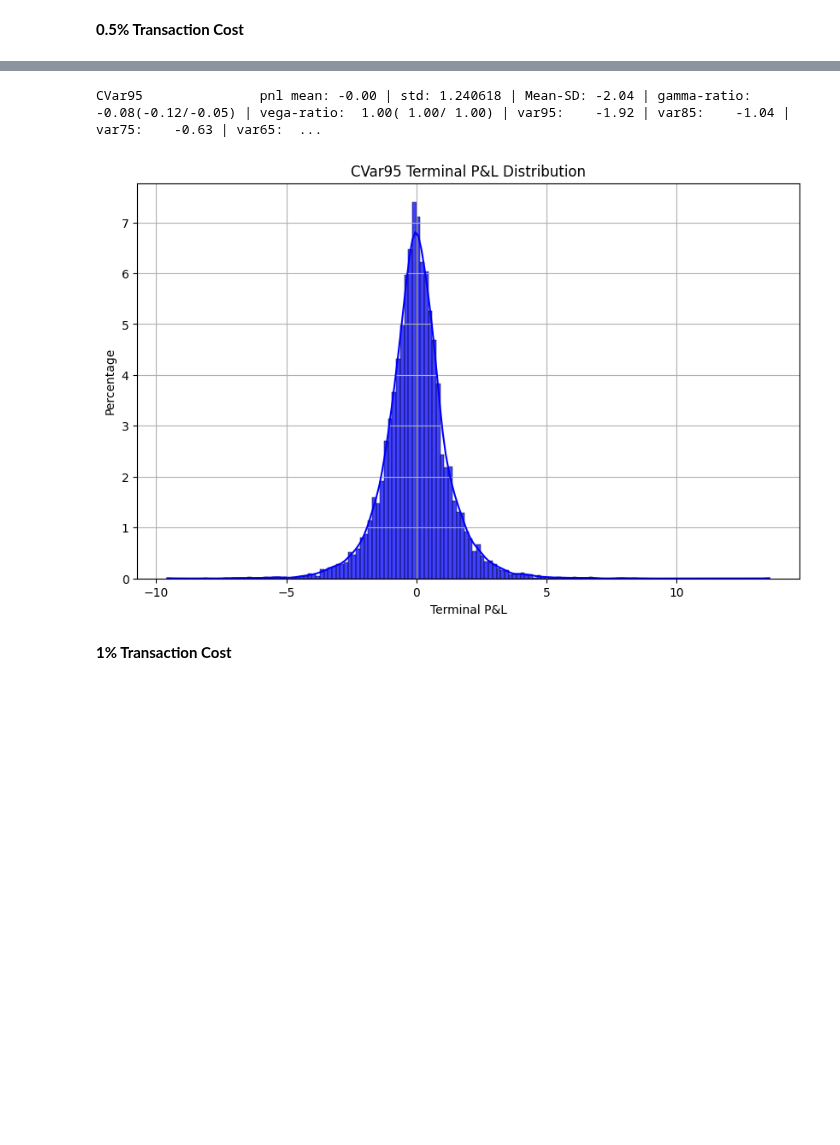
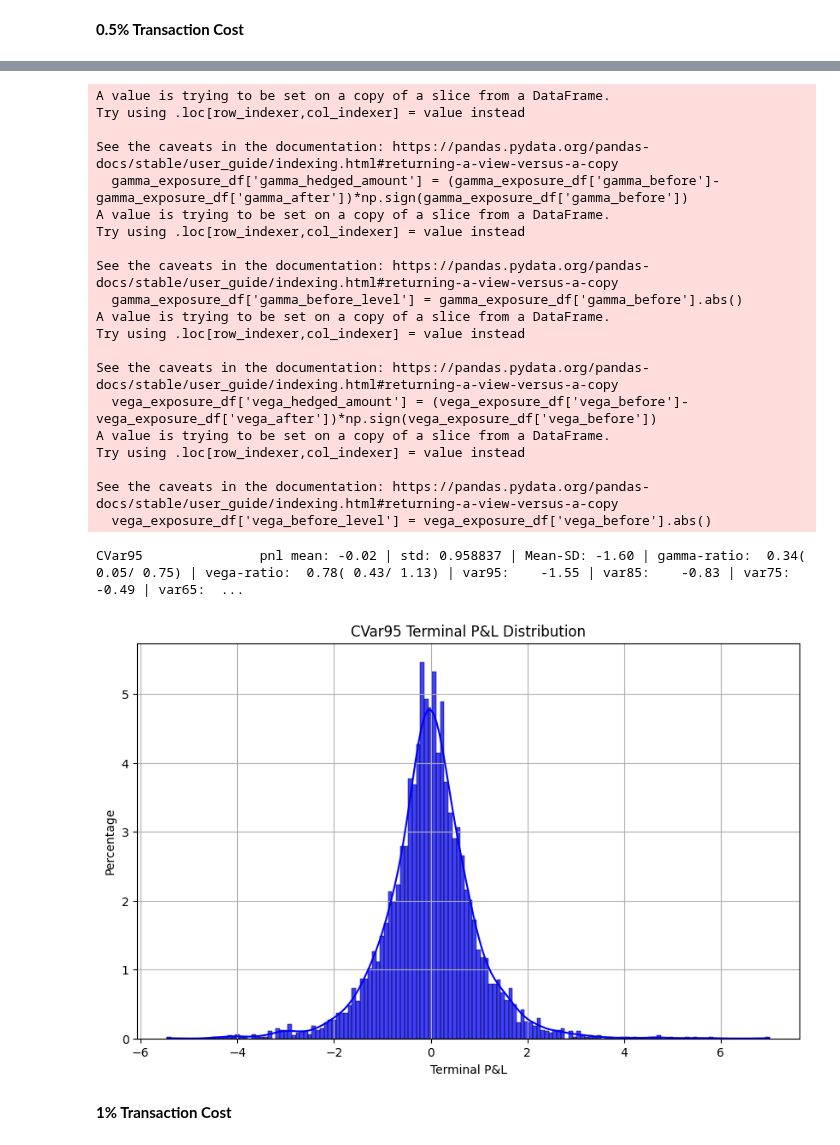
Before and after one commit to Dunkalot/gamma-vega-rl-hedging, a Jupyter notebook: result analysis/RL&Baseline_Strategy_Analysis.ipynb, the cells around one changed output, grey strips where cells are left out. Cells and saved outputs as stored; diff of their text form; code cells hidden in the pictures; blank space fills up the shorter version.

```diff
--- a/result analysis/RL&Baseline_Strategy_Analysis.ipynb
+++ b/result analysis/RL&Baseline_Strategy_Analysis.ipynb
@@ -20,17 +20,17 @@ def generate_stat(folder, eval_quantiles, fig, agent_name):
     eval_df = pd.read_csv(folder)
     eval_loop_df = eval_df[['episode','step_pnl']].groupby('episode').aggregate('sum')
     eval_loop_df.columns = ['episode_return']
-    gamma_exposure_df = eval_df[['episode','gamma_before_hedge', 'gamma_after_hedge']]
-    gamma_exposure_df['gamma_hedged_amount'] = (gamma_exposure_df['gamma_before_hedge']-gamma_exposure_df['gamma_after_hedge'])*np.sign(gamma_exposure_df['gamma_before_hedge'])
-    gamma_exposure_df['gamma_before_hedge_level'] = gamma_exposure_df['gamma_before_hedge'].abs()
+    gamma_exposure_df = eval_df[['episode','gamma_before', 'gamma_after']]
+    gamma_exposure_df['gamma_hedged_amount'] = (gamma_exposure_df['gamma_before']-gamma_exposure_df['gamma_after'])*np.sign(gamma_exposure_df['gamma_before'])
+    gamma_exposure_df['gamma_before_level'] = gamma_exposure_df['gamma_before'].abs()
     gamma_exposure_df = gamma_exposure_df.groupby('episode').aggregate('sum')
-    gamma_exposure = gamma_exposure_df['gamma_hedged_amount']/gamma_exposure_df['gamma_before_hedge_level']
+    gamma_exposure = gamma_exposure_df['gamma_hedged_amount']/gamma_exposure_df['gamma_before_level']
 
-    vega_exposure_df = eval_df[['episode','vega_before_hedge', 'vega_after_hedge']]
-    vega_exposure_df['vega_hedged_amount'] = (vega_exposure_df['vega_before_hedge']-vega_exposure_df['vega_after_hedge'])*np.sign(vega_exposure_df['vega_before_hedge'])
-    vega_exposure_df['vega_before_hedge_level'] = vega_exposure_df['vega_before_hedge'].abs()
+    vega_exposure_df = eval_df[['episode','vega_before', 'vega_after']]
+    vega_exposure_df['vega_hedged_amount'] = (vega_exposure_df['vega_before']-vega_exposure_df['vega_after'])*np.sign(vega_exposure_df['vega_before'])
+    vega_exposure_df['vega_before_level'] = vega_exposure_df['vega_before'].abs()
     vega_exposure_df = vega_exposure_df.groupby('episode').aggregate('sum')
-    vega_exposure = vega_exposure_df['vega_hedged_amount']/vega_exposure_df['vega_before_hedge_level']
+    vega_exposure = vega_exposure_df['vega_hedged_amount']/vega_exposure_df['vega_before_level']
 
     stats_str = '{0: <20}'.format(agent_name) + ' pnl mean: {:.2f} | std: {:.6f} | Mean-SD: {:.2f} | gamma-ratio: {:5.2f}({:5.2f}/{:5.2f}) | vega-ratio: {:5.2f}({:5.2f}/{:5.2f}) '.format(
             eval_loop_df['episode_return'].mean(),
@@ -112,27 +112,47 @@ plt.plot(df['rolling_cvar05'])
 # %%
-workfolder = '/home/hedge/gamma-vega-rl-hedging/logs/run_20250420_145226/RL/Huber/spread=0.005_obj=cvar_threshold=0.95_critic=qr-huber_v=0.3_hedttm=30'
+workfolder = '/home/hedge/gamma-vega-rl-hedging/logs/run_20250423_155951/RL/Huber/spread=0.005_obj=cvar_threshold=0.95_critic=qr-huber_v=0.3_hedttm=30'
 eval_quantiles = [0.95, 0.85, 0.75,0.65]
 fig =0 #go.Figure()
 generate_stat(
        f'{workfolder}/logs/eval_env/logs.csv',
        eval_quantiles, fig, 'CVar95')
 pass
 # generate_stat(
 #        f'{workfolder2}/logs/eval_env/logs.csv',
 #        eval_quantiles, fig, 'VaR95')
 # generate_stat(
 #        f'{workfolder3}/logs/eval_env/logs.csv',
 #        eval_quantiles, fig, 'CVaR95')
 
 # generate_stat(
 #        f'{gkfolder}/logs/eval_delta_env/logs.csv',
 #        eval_quantiles, fig, 'Delta')
 # generate_stat(
 #        f'{gkfolder2}/logs/eval_gamma_env/logs.csv',
 #        eval_quantiles, fig, 'Delta-Gamma')
 # %% [output]
-CVar95               pnl mean: -0.00 | std: 1.240618 | Mean-SD: -2.04 | gamma-ratio: -0.08(-0.12/-0.05) | vega-ratio:  1.00( 1.00/ 1.00) | var95:    -1.92 | var85:    -1.04 | var75:    -0.63 | var65:  ...
+A value is trying to be set on a copy of a slice from a DataFrame.
+Try using .loc[row_indexer,col_indexer] = value instead
+
+See the caveats in the documentation: https://pandas.pydata.org/pandas-docs/stable/user_guide/indexing.html#returning-a-view-versus-a-copy
+  gamma_exposure_df['gamma_hedged_amount'] = (gamma_exposure_df['gamma_before']-gamma_exposure_df['gamma_after'])*np.sign(gamma_exposure_df['gamma_before'])
+A value is trying to be set on a copy of a slice from a DataFrame.
+Try using .loc[row_indexer,col_indexer] = value instead
+
+See the caveats in the documentation: https://pandas.pydata.org/pandas-docs/stable/user_guide/indexing.html#returning-a-view-versus-a-copy
+  gamma_exposure_df['gamma_before_level'] = gamma_exposure_df['gamma_before'].abs()
+A value is trying to be set on a copy of a slice from a DataFrame.
+Try using .loc[row_indexer,col_indexer] = value instead
+
+See the caveats in the documentation: https://pandas.pydata.org/pandas-docs/stable/user_guide/indexing.html#returning-a-view-versus-a-copy
+  vega_exposure_df['vega_hedged_amount'] = (vega_exposure_df['vega_before']-vega_exposure_df['vega_after'])*np.sign(vega_exposure_df['vega_before'])
+A value is trying to be set on a copy of a slice from a DataFrame.
+Try using .loc[row_indexer,col_indexer] = value instead
+
+See the caveats in the documentation: https://pandas.pydata.org/pandas-docs/stable/user_guide/indexing.html#returning-a-view-versus-a-copy
+  vega_exposure_df['vega_before_level'] = vega_exposure_df['vega_before'].abs()
+CVar95               pnl mean: -0.02 | std: 0.958837 | Mean-SD: -1.60 | gamma-ratio:  0.34( 0.05/ 0.75) | vega-ratio:  0.78( 0.43/ 1.13) | var95:    -1.55 | var85:    -0.83 | var75:    -0.49 | var65:  ...
-[figure, old version]
+[figure, new version]
 # %% [markdown]
 **1% Transaction Cost**
 # %%
```
Also changed, not shown: parts of 2 cells of this notebook, 4 other files.
